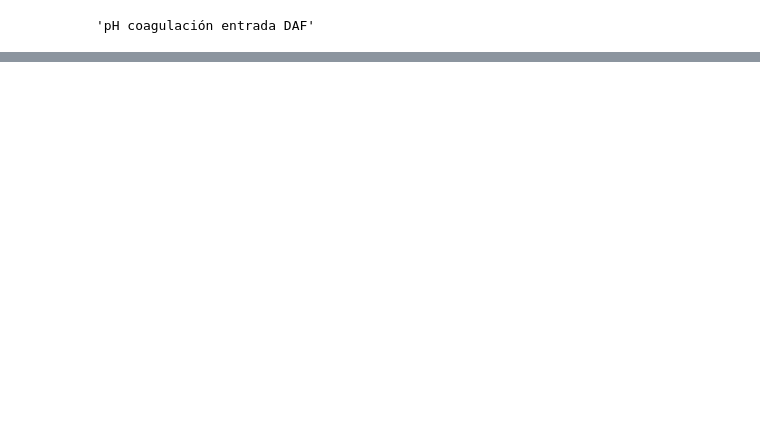
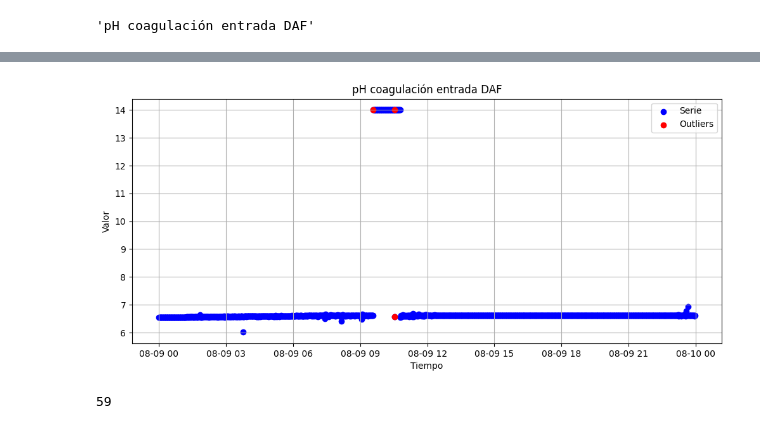
Before and after one commit to fchiapped/Proyecto-Grado, a Jupyter notebook: Modelos/DIFF_model.ipynb, the cells around one changed output, grey strips where cells are left out. Cells and saved outputs as stored; diff of their text form; code cells hidden in the pictures; blank space fills up the shorter version.

```diff
--- a/Modelos/DIFF_model.ipynb
+++ b/Modelos/DIFF_model.ipynb
@@ -162,0 +113,26 @@ plt.show()
+# %%
+resultados_dia = resultados_df.loc["2025-08-9"]
+
+plt.figure(figsize=(12,5))
+plt.scatter(resultados_dia.index, resultados_dia["Datos"], label="Serie", color="blue")
+
+# marcar outliers
+mask_out = resultados_dia["Etiqueta"] == "Outlier"
+plt.scatter(
+    resultados_dia.index[mask_out],
+    resultados_dia["Datos"][mask_out],
+    color="red", marker="o", label="Outliers"
+)
+
+plt.title(columna)
+plt.xlabel("Tiempo")
+plt.ylabel("Valor")
+plt.legend()
+plt.grid(True)
+plt.show()
+# %% [output]
+[figure, added]
+# %%
+len(resultados_dia[resultados_dia["Datos"] == 14])
+# %% [output]
+59
```
Also changed, not shown: parts of 8 cells of this notebook.
